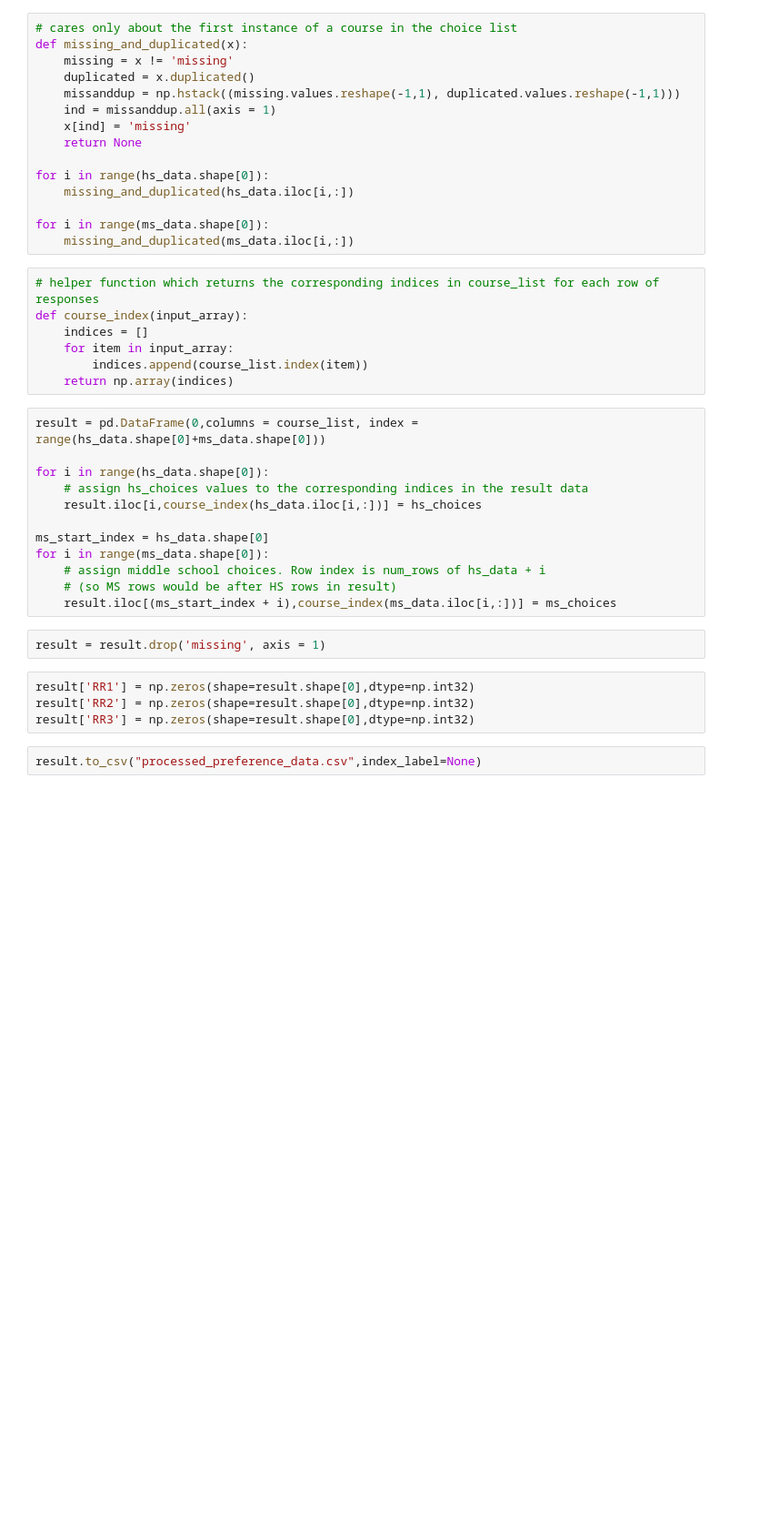
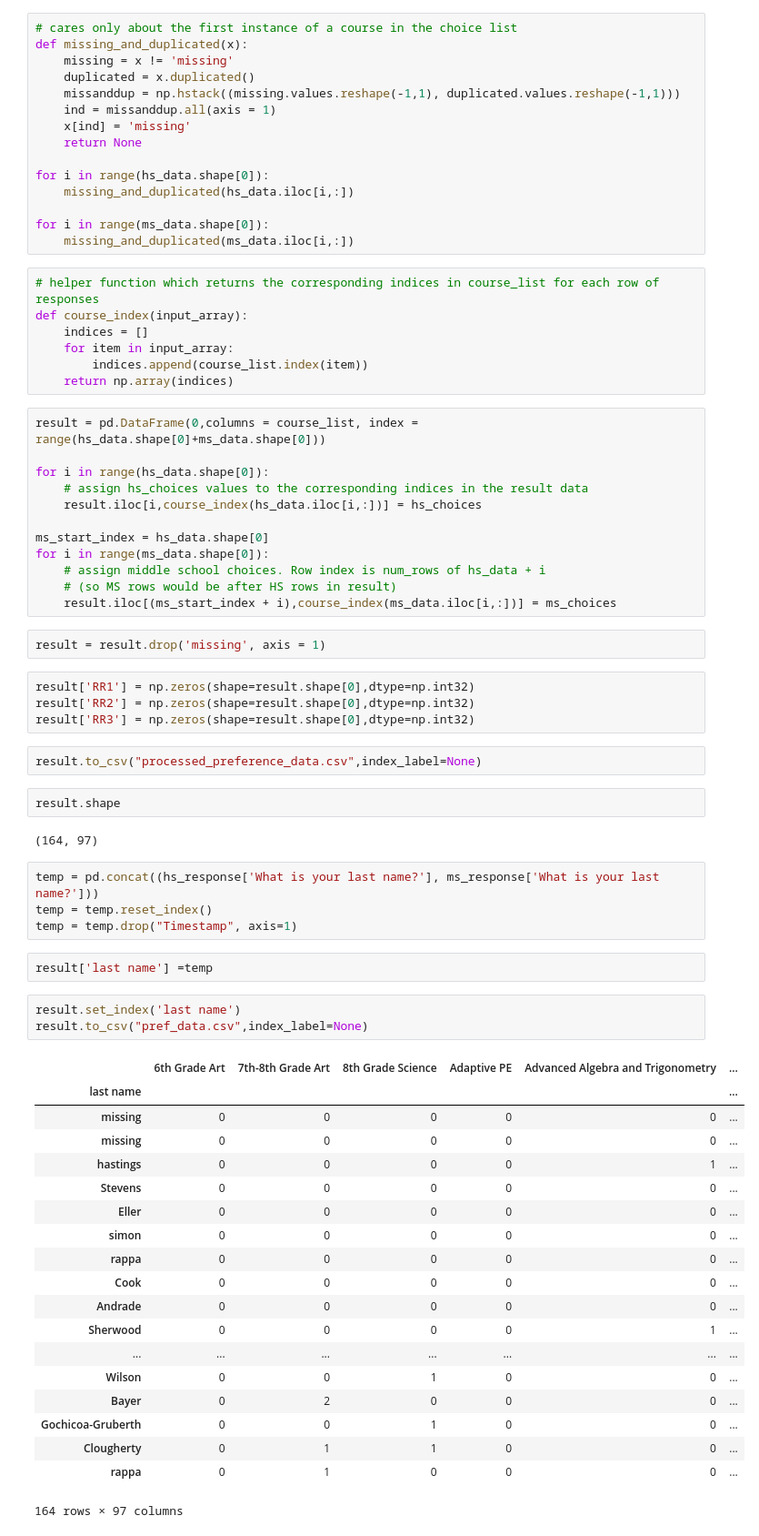
Before and after one commit to dayonenotdaytwo/LACS_Scheduler, a Jupyter notebook: Resources/18_19/Preference Data Generation.ipynb, the cells around one changed output. Shown at 91% size. Saved outputs shown, nothing was run; the diff lists cells and outputs as text; blank space fills up the shorter version.

Commit message:
named pref

```diff
--- a/Resources/18_19/Preference Data Generation.ipynb
+++ b/Resources/18_19/Preference Data Generation.ipynb
@@ -84,3 +88,36 @@ result['RR2'] = np.zeros(shape=result.shape[0],dtype=np.int32)
 result['RR3'] = np.zeros(shape=result.shape[0],dtype=np.int32)
 # %%
 result.to_csv("processed_preference_data.csv",index_label=None)
+# %%
+result.shape
+# %% [output]
+(164, 97)
+# %%
+temp = pd.concat((hs_response['What is your last name?'], ms_response['What is your last name?']))
+temp = temp.reset_index()
+temp = temp.drop("Timestamp", axis=1)
+# %%
+result['last name'] =temp
+# %%
+result.set_index('last name')
+result.to_csv("pref_data.csv",index_label=None)
+# %% [output]
+|  | 6th Grade Art | 7th-8th Grade Art | 8th Grade Science | Adaptive PE | Advanced Algebra and Trigonometry | ... |
+| last name |  |  |  |  |  | ... |
+| missing | 0 | 0 | 0 | 0 | 0 | ... |
+| missing | 0 | 0 | 0 | 0 | 0 | ... |
+| hastings | 0 | 0 | 0 | 0 | 1 | ... |
+| Stevens | 0 | 0 | 0 | 0 | 0 | ... |
+| Eller | 0 | 0 | 0 | 0 | 0 | ... |
+| simon | 0 | 0 | 0 | 0 | 0 | ... |
+| rappa | 0 | 0 | 0 | 0 | 0 | ... |
+| Cook | 0 | 0 | 0 | 0 | 0 | ... |
+| Andrade | 0 | 0 | 0 | 0 | 0 | ... |
+| Sherwood | 0 | 0 | 0 | 0 | 1 | ... |
+| ... | ... | ... | ... | ... | ... | ... |
+| Wilson | 0 | 0 | 1 | 0 | 0 | ... |
+| Bayer | 0 | 2 | 0 | 0 | 0 | ... |
+| Gochicoa-Gruberth | 0 | 0 | 1 | 0 | 0 | ... |
+| Clougherty | 0 | 1 | 1 | 0 | 0 | ... |
+| rappa | 0 | 1 | 0 | 0 | 0 | ... |
+164 rows × 97 columns
```
Also changed, not shown: parts of 1 cell of this notebook, 2 other files.
